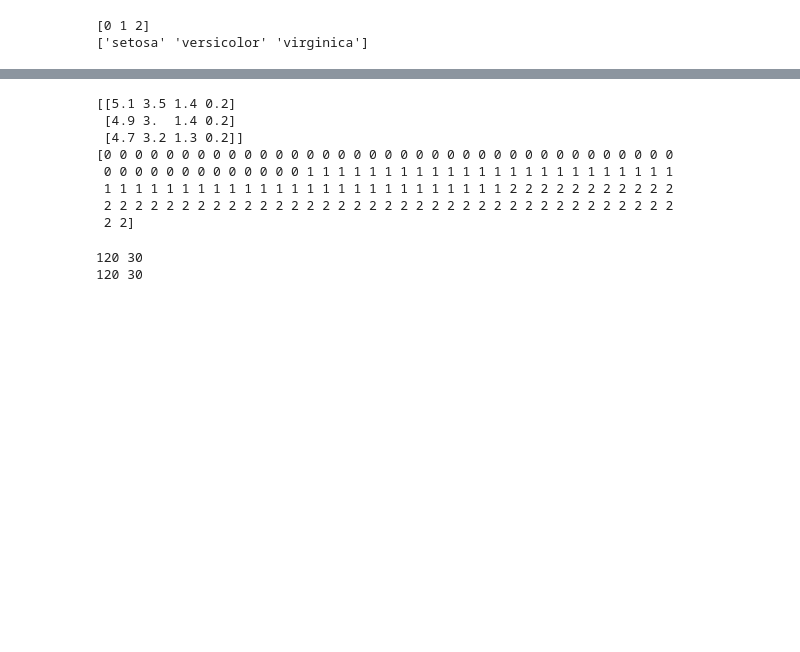
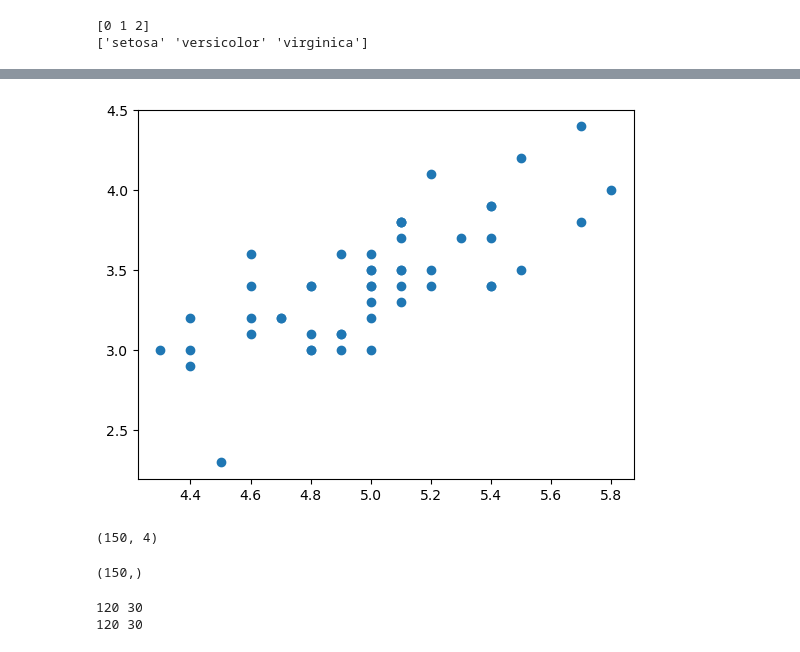
Before and after one commit to Mang-Khongsai/CDAC, a Jupyter notebook: 15_hyper_parameter_tuning_GridSearchCV/15_hyper_parameter_tuning_GridSearchCV_on_iris_dataset.ipynb, the cells around one changed output, grey strips where cells are left out. Saved outputs shown, nothing was run; the diff lists cells and outputs as text; code cells hidden in the pictures; blank space fills up the shorter version.

```diff
--- a/15_hyper_parameter_tuning_GridSearchCV/15_hyper_parameter_tuning_GridSearchCV_on_iris_dataset.ipynb
+++ b/15_hyper_parameter_tuning_GridSearchCV/15_hyper_parameter_tuning_GridSearchCV_on_iris_dataset.ipynb
@@ -119,23 +114,21 @@ df3 = df[df.target==2]
 import matplotlib.pyplot as plt
 # %%
 # plot scatter plot for setosa
-plt.scatter(df1)
+plt.scatter(df1['sepal length (cm)'], df1['sepal width (cm)'])
+plt.show()
+# %% [output]
+[figure, added]
 # %%
 X = df[["sepal length (cm)","sepal width (cm)", "petal length (cm)", "petal width (cm)"]].values
 y = df.target.values
-# %%
-# print first five rows of X and the value of y to check it works
-print(X[:3])
-print(y)
-# %% [output]
-[[5.1 3.5 1.4 0.2]
- [4.9 3.  1.4 0.2]
- [4.7 3.2 1.3 0.2]]
-[0 0 0 0 0 0 0 0 0 0 0 0 0 0 0 0 0 0 0 0 0 0 0 0 0 0 0 0 0 0 0 0 0 0 0 0 0
- 0 0 0 0 0 0 0 0 0 0 0 0 0 1 1 1 1 1 1 1 1 1 1 1 1 1 1 1 1 1 1 1 1 1 1 1 1
- 1 1 1 1 1 1 1 1 1 1 1 1 1 1 1 1 1 1 1 1 1 1 1 1 1 1 2 2 2 2 2 2 2 2 2 2 2
- 2 2 2 2 2 2 2 2 2 2 2 2 2 2 2 2 2 2 2 2 2 2 2 2 2 2 2 2 2 2 2 2 2 2 2 2 2
- 2 2]
+# %%
+X.shape
+# %% [output]
+(150, 4)
+# %%
+y.shape
+# %% [output]
+(150,)
 # %%
 # import train_test_split
 from sklearn.model_selection import train_test_split
```
Also changed, not shown: parts of 6 cells of this notebook.
